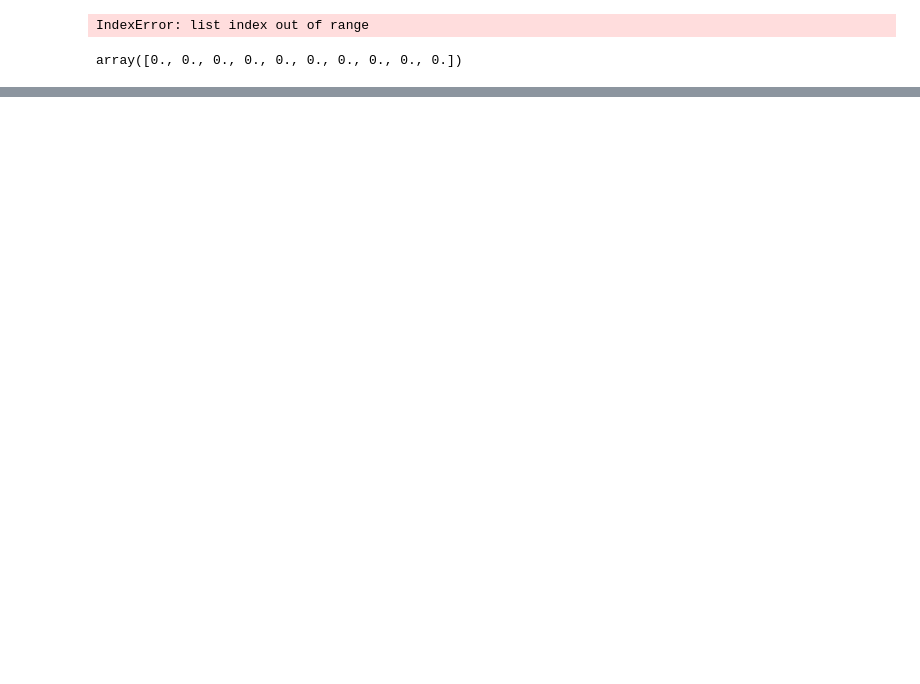
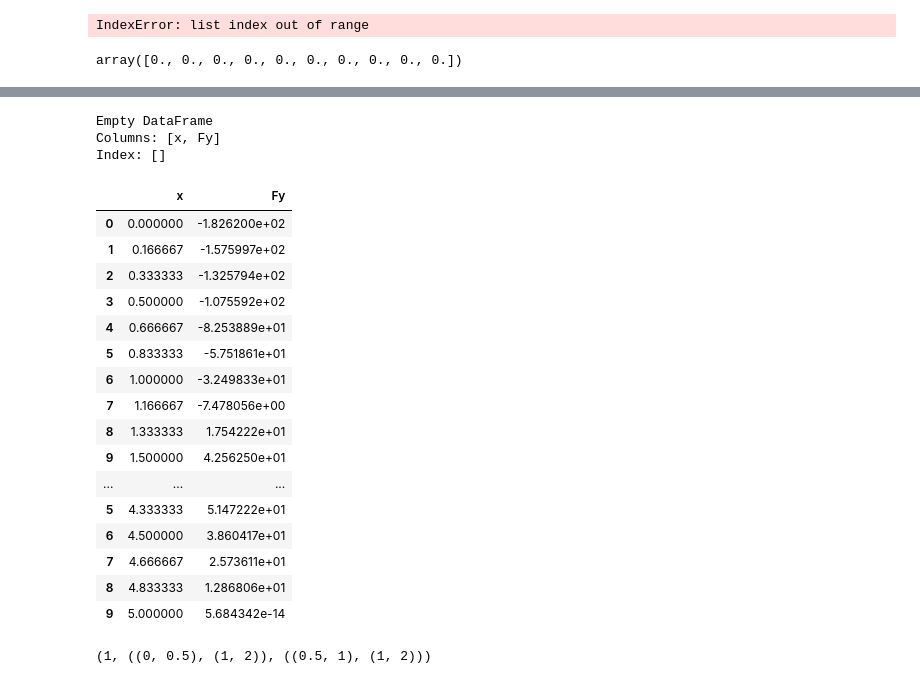
Before and after one commit to tsak1998/Thesis, a Jupyter notebook: Untitled.ipynb, the cells around one changed output, grey strips where cells are left out. Saved outputs shown, nothing was run; the diff lists cells and outputs as text; code cells hidden in the pictures; blank space fills up the shorter version.

```diff
--- a/Untitled.ipynb
+++ b/Untitled.ipynb
@@ -150,0 +476,50 @@ P2*c2*L
+# %%
+def fit_points(num_points, **kwargs):
+    columns = ['x']+kwargs.keys()
+    df = pd.DataFrame([], columns=columns)
+    for key in kwargs.keys():
+        for segment in kwargs[key]:
+            x_ = segment[0]
+            y_ = segment[1]
+            a, b = x_[0], x_[-1]
+            if len(x_)<4:
+                degree = 1
+            else:
+                degree = 3
+            x = np.linspace(a, b, num_points)
+            coef = np.polyfit(x_, y_, degree)
+            if degree==1:
+                values = x*coef[0]+coef[1]
+            else:
+                values = x**3*coef[0]+x**2*coef[1]+x*coef[2]+coef[3]
+            d_t = pd.DataFrame([], columns=columns)
+            d_t[key] = values
+            d_t['x'] = x
+            df = pd.concat([df,d_t],axis=0, sort=False)
+    return df
+# %%
+a = [[(0,1.5),(-182.62,42.5625)],[(1.5, 2.5), (42.5625, 94.6874)],
+[(2.5,3.5),(94.6875,116.8125)], [(3.5,5),(115.8125,0)]]
+# %%
+fit_points(10, Fy=a).drop_duplicates(subset=['x'], keep='first')
+# %% [output]
+Empty DataFrame
+Columns: [x, Fy]
+Index: []
+|  | x | Fy |
+| 0 | 0.000000 | -1.826200e+02 |
+| 1 | 0.166667 | -1.575997e+02 |
+| 2 | 0.333333 | -1.325794e+02 |
+| 3 | 0.500000 | -1.075592e+02 |
+| 4 | 0.666667 | -8.253889e+01 |
+| 5 | 0.833333 | -5.751861e+01 |
+| 6 | 1.000000 | -3.249833e+01 |
+| 7 | 1.166667 | -7.478056e+00 |
+| 8 | 1.333333 | 1.754222e+01 |
+| 9 | 1.500000 | 4.256250e+01 |
+| ... | ... | ... |
+| 5 | 4.333333 | 5.147222e+01 |
+| 6 | 4.500000 | 3.860417e+01 |
+| 7 | 4.666667 | 2.573611e+01 |
+| 8 | 4.833333 | 1.286806e+01 |
+| 9 | 5.000000 | 5.684342e-14 |
@@ -150,0 +528,13 @@ P2*c2*L
+# %%
+(0, -185.625)
+(1.5, 42.5625)
+(1.5, 42.5625)
+(2.5, 94.6875)
+(2.5, 94.6875)
+(3.5, 116.8125)
+(3.5, 116.8125)
+(5, 0)
+[[(0,1.5),(-182.62,42.5625)],[(1.5, 2.5), (42.5625, 94.6874)],
+[(2.5,3.5),(94.6875,116.8125)], [(3.5,5),(115.8125,0)]]
+# %% [output]
+(1, ((0, 0.5), (1, 2)), ((0.5, 1), (1, 2)))
```
Also changed, not shown: parts of 20 cells of this notebook, 3 other files.
